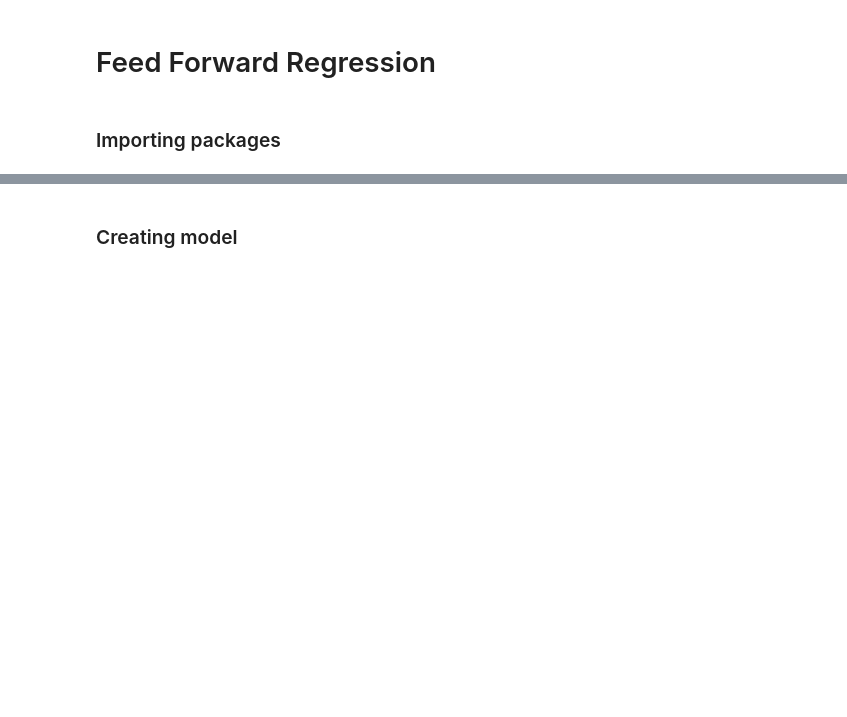
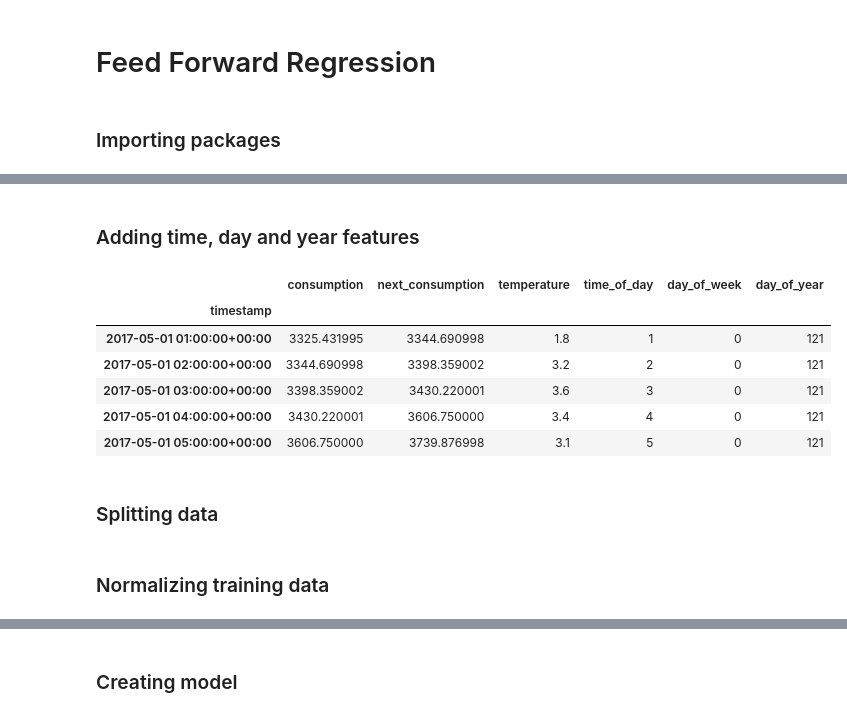
Before and after one commit to jatobro/it3030-deep-learning, a Jupyter notebook: timeseries/fnn.ipynb, the cells around one changed output, grey strips where cells are left out. Saved outputs shown, nothing was run; the diff lists cells and outputs as text; code cells hidden in the pictures; blank space fills up the shorter version.

```diff
--- a/timeseries/fnn.ipynb
+++ b/timeseries/fnn.ipynb
@@ -96,0 +17,8 @@ test_data
+# %%
+bidding_area = 1
+
+df = pd.read_csv(f"data/NO{1}.csv")
+df["timestamp"] = pd.to_datetime(df["timestamp"])
+df.set_index("timestamp", inplace=True)
+
+df.head()
@@ -96,0 +33,18 @@ test_data
+# %% [markdown]
+### Adding time, day and year features
+# %%
+df["time_of_day"] = df.index.hour
+df["day_of_week"] = df.index.dayofweek
+df["day_of_year"] = df.index.dayofyear
+
+df.head()
+# %% [output]
+|  | consumption | next_consumption | temperature | time_of_day | day_of_week | day_of_year |
+| timestamp |  |  |  |  |  |  |
+| 2017-05-01 01:00:00+00:00 | 3325.431995 | 3344.690998 | 1.8 | 1 | 0 | 121 |
+| 2017-05-01 02:00:00+00:00 | 3344.690998 | 3398.359002 | 3.2 | 2 | 0 | 121 |
+| 2017-05-01 03:00:00+00:00 | 3398.359002 | 3430.220001 | 3.6 | 3 | 0 | 121 |
+| 2017-05-01 04:00:00+00:00 | 3430.220001 | 3606.750000 | 3.4 | 4 | 0 | 121 |
+| 2017-05-01 05:00:00+00:00 | 3606.750000 | 3739.876998 | 3.1 | 5 | 0 | 121 |
+# %% [markdown]
+### Splitting data
@@ -96,0 +54,2 @@ test_data
+# %% [markdown]
+### Normalizing training data
```
Also changed, not shown: parts of 25 cells of this notebook, 4 other files.
